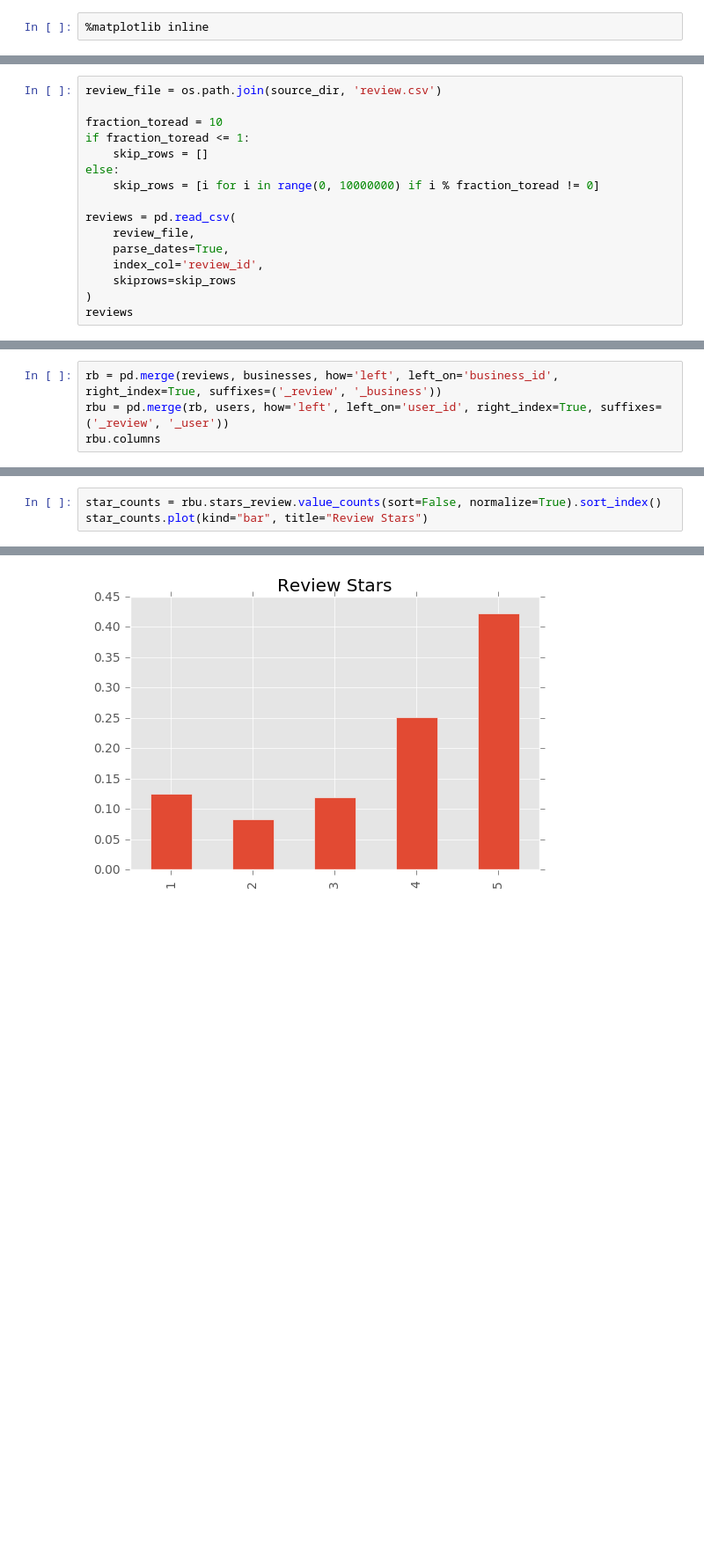
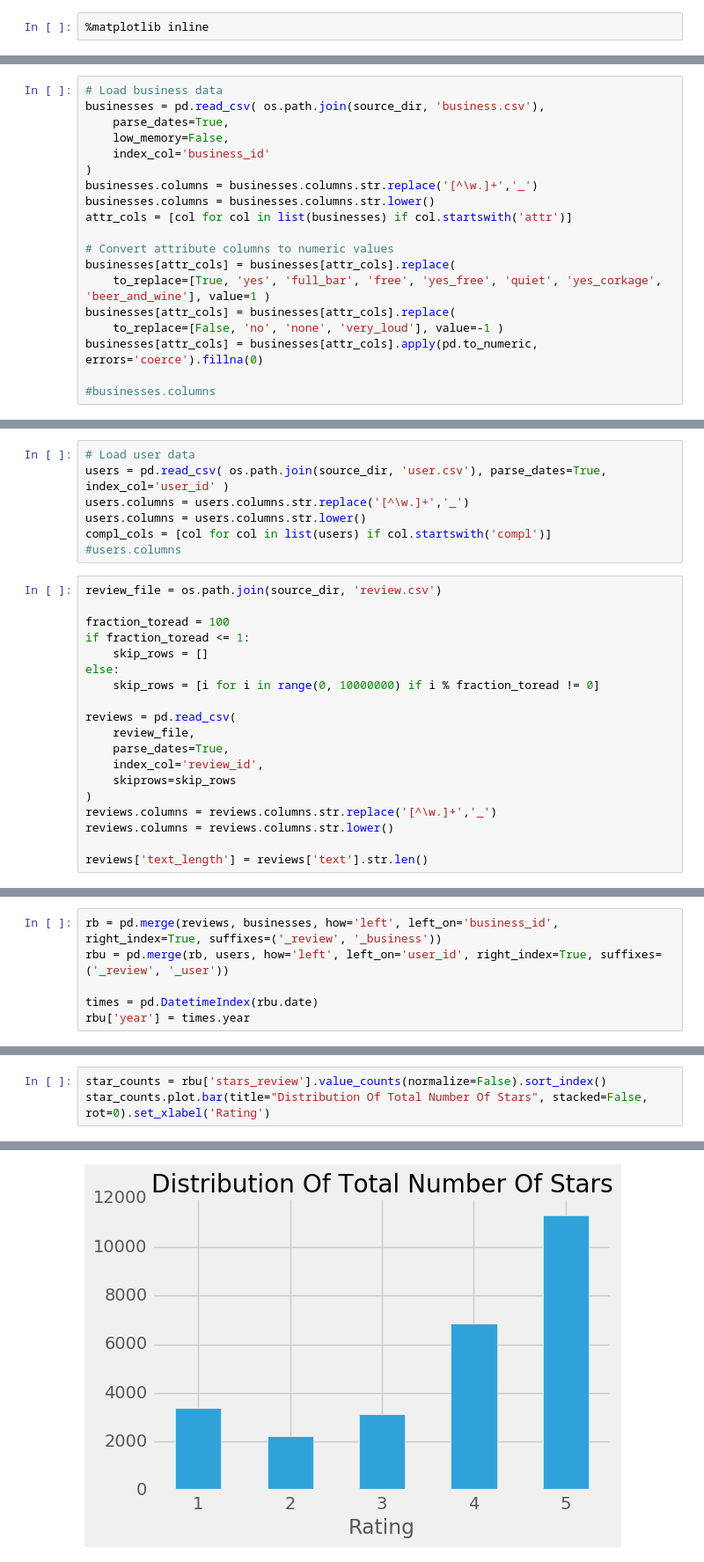
Before and after one commit to mkleesiek/yelp-exercise, a Jupyter notebook: YelpAnalysis.ipynb, the cells around one changed output, grey strips where cells are left out. Shown: that part at 88% size. Saved outputs shown, nothing was run; the diff lists cells and outputs as text; blank space fills up the shorter version.

Commit message:
some more exploratory data analysis

```diff
--- a/YelpAnalysis.ipynb
+++ b/YelpAnalysis.ipynb
@@ -36 +27,20 @@ businesses
+# %%
+# Load business data
+businesses = pd.read_csv( os.path.join(source_dir, 'business.csv'),
+    parse_dates=True,
+    low_memory=False,
+    index_col='business_id'
+)
+businesses.columns = businesses.columns.str.replace('[^\w.]+','_')
+businesses.columns = businesses.columns.str.lower()
+attr_cols = [col for col in list(businesses) if col.startswith('attr')]
+
+# Convert attribute columns to numeric values
+businesses[attr_cols] = businesses[attr_cols].replace(
+    to_replace=[True, 'yes', 'full_bar', 'free', 'yes_free', 'quiet', 'yes_corkage', 'beer_and_wine'], value=1 )
+businesses[attr_cols] = businesses[attr_cols].replace(
+    to_replace=[False, 'no', 'none', 'very_loud'], value=-1 )
+businesses[attr_cols] = businesses[attr_cols].apply(pd.to_numeric, errors='coerce').fillna(0)
+
+#businesses.columns
 # %%
@@ -65,7 +50,14 @@ users
+# %%
+# Load user data
+users = pd.read_csv( os.path.join(source_dir, 'user.csv'), parse_dates=True, index_col='user_id' )
+users.columns = users.columns.str.replace('[^\w.]+','_')
+users.columns = users.columns.str.lower()
+compl_cols = [col for col in list(users) if col.startswith('compl')]
+#users.columns
 # %%
 review_file = os.path.join(source_dir, 'review.csv')
 
-fraction_toread = 10
+fraction_toread = 100
 if fraction_toread <= 1:
     skip_rows = []
 else:
@@ -77,4 +69,7 @@ reviews = pd.read_csv(
     index_col='review_id',
     skiprows=skip_rows
 )
-reviews
+reviews.columns = reviews.columns.str.replace('[^\w.]+','_')
+reviews.columns = reviews.columns.str.lower()
+
+reviews['text_length'] = reviews['text'].str.len()
@@ -101,4 +76,6 @@ reviews
 # %%
 rb = pd.merge(reviews, businesses, how='left', left_on='business_id', right_index=True, suffixes=('_review', '_business'))
 rbu = pd.merge(rb, users, how='left', left_on='user_id', right_index=True, suffixes=('_review', '_user'))
-rbu.columns
+
+times = pd.DatetimeIndex(rbu.date)
+rbu['year'] = times.year
@@ -114,4 +82,4 @@ Index(['business_id', 'date', 'stars_review', 'text', 'type_review', 'user_id',
 # %%
-star_counts = rbu.stars_review.value_counts(sort=False, normalize=True).sort_index()
-star_counts.plot(kind="bar", title="Review Stars")
+star_counts = rbu['stars_review'].value_counts(normalize=False).sort_index()
+star_counts.plot.bar(title="Distribution Of Total Number Of Stars", stacked=False, rot=0).set_xlabel('Rating')
 # %% [output]
@@ -119 +87 @@ star_counts.plot(kind="bar", title="Review Stars")
-[figure, old version]
+[figure, new version]
```
Also changed, not shown: parts of 16 cells of this notebook, 3 other files.
